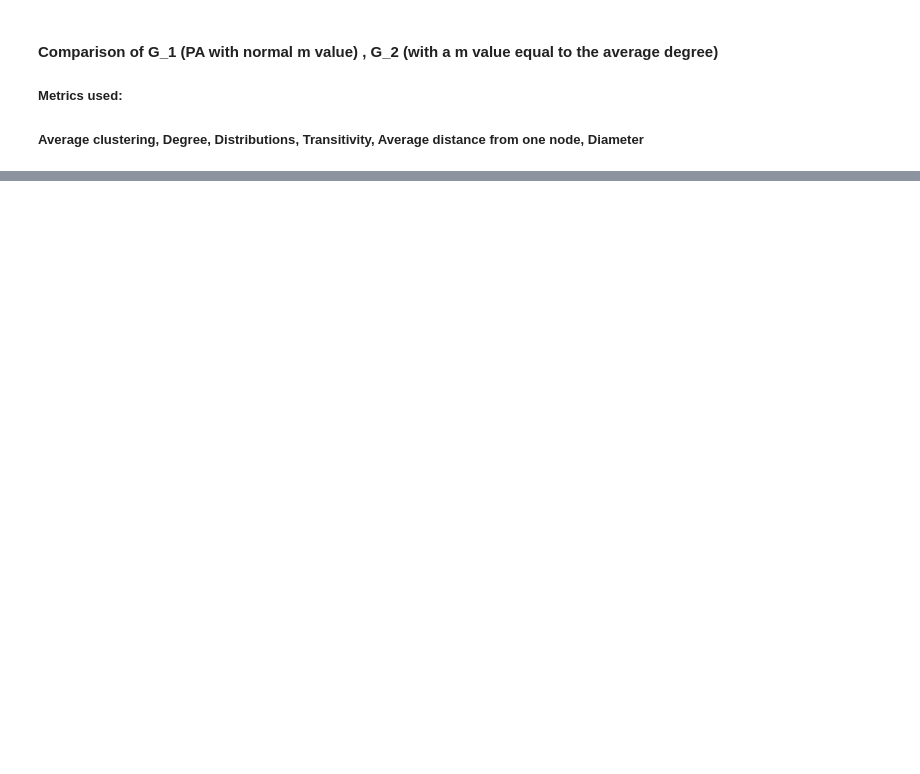
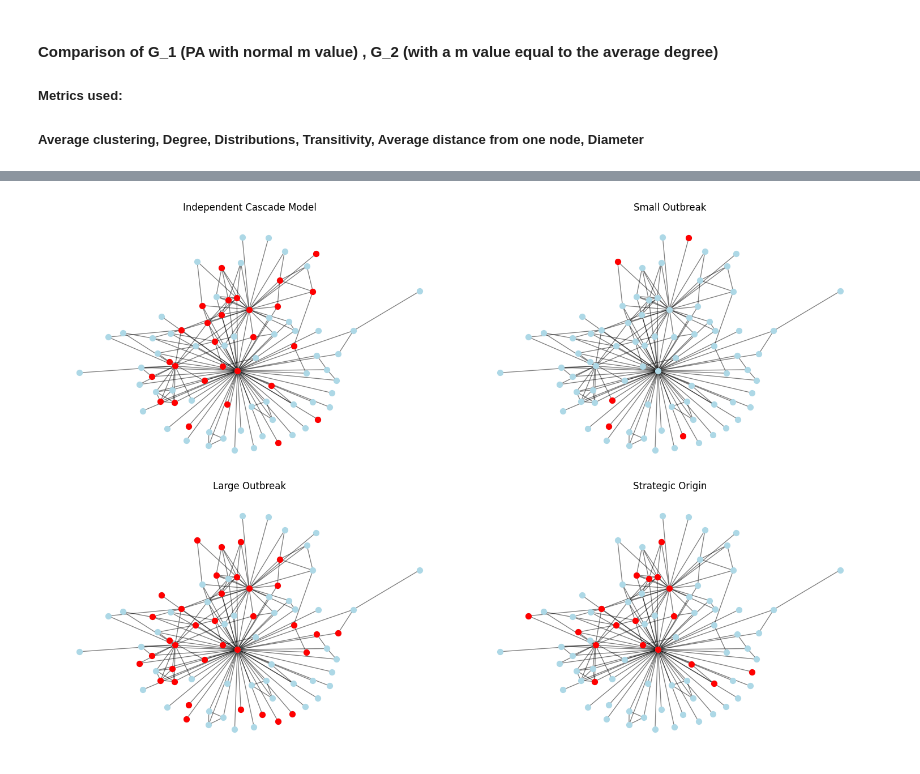
Before and after one commit to MattiaCervelli/Group-Project-SNA, a Jupyter notebook: Final_Graph(complete).ipynb, the cells around one changed output, grey strips where cells are left out. Saved outputs shown, nothing was run; the diff lists cells and outputs as text; code cells hidden in the pictures; blank space fills up the shorter version.

```diff
--- a/Final_Graph(complete).ipynb
+++ b/Final_Graph(complete).ipynb
@@ -988,0 +980,22 @@ Closeness centrality in G_2: 0.007407407407407408
+# %%
+def independent_cascade_model(G, initial_active, activation_prob):
+    active = set(initial_active)
+    newly_active = set(initial_active)
+    while newly_active:
+        next_active = set()
+        for node in newly_active:
+            neighbors = set(G.neighbors(node)) - active
+            for neighbor in neighbors:
+                edge_weight = G[node][neighbor]['weight']
+                if random.random() < activation_prob(edge_weight):
+                    next_active.add(neighbor)
+
+        newly_active = next_active
+        active.update(newly_active)
+
+    return active
+initial_active = random.sample(G.nodes(), 10)
+activation_prob = lambda weight: min(0.1 * weight, 1)
+
+final_active_set = independent_cascade_model(G, initial_active, activation_prob)
+print("Final set of active nodes:", final_active_set)
@@ -988,0 +1064,18 @@ Closeness centrality in G_2: 0.007407407407407408
+# %%
+def visualize_network_subplot(G, active_nodes, pos, ax, title):
+    nx.draw_networkx_nodes(G, pos, ax=ax, node_size=50, node_color='lightblue')
+    nx.draw_networkx_nodes(G, pos, nodelist=active_nodes, node_color='r', node_size=50, ax=ax)
+    nx.draw_networkx_edges(G, pos, ax=ax, alpha=0.5)
+    ax.set_title(title)
+    ax.axis("off")
+pos = nx.spring_layout(G)
+fig, axs = plt.subplots(2, 2, figsize=(15, 10))
+visualize_network_subplot(G, final_active_set, pos, axs[0, 0], "Independent Cascade Model")
+visualize_network_subplot(G, small_outbreak_results[0], pos, axs[0, 1], "Small Outbreak")
+visualize_network_subplot(G, large_outbreak_results[0], pos, axs[1, 0], "Large Outbreak")
+visualize_network_subplot(G, strategic_origin_results[0], pos, axs[1, 1], "Strategic Origin")
+
+plt.tight_layout()
+plt.show()
+# %% [output]
+[figure, added]
```
Also changed, not shown: parts of 14 cells of this notebook.
